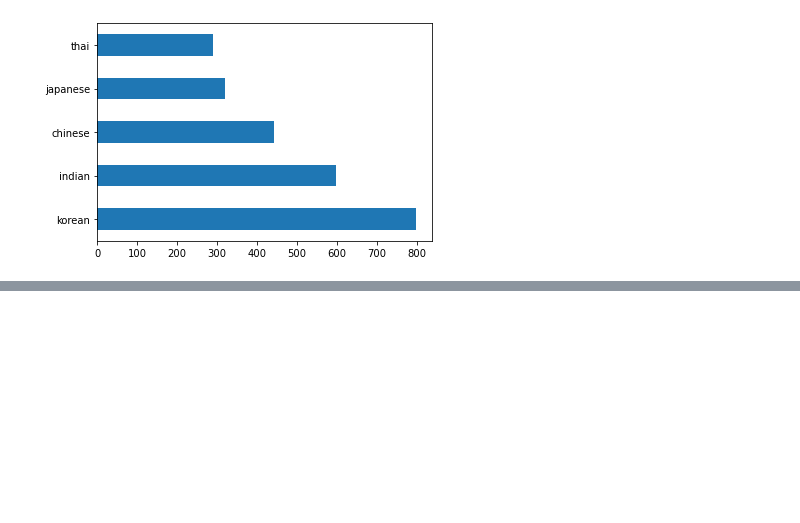
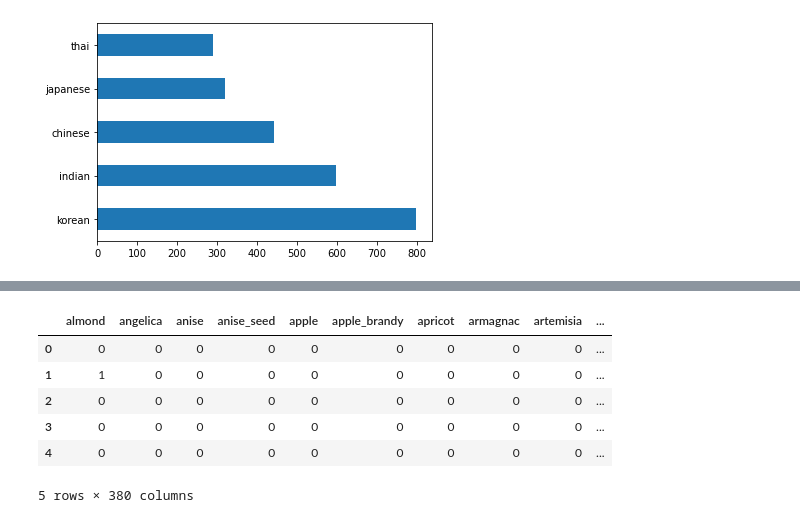
Before and after one commit to Francis-KI/ML-For-Beginners-Francis, a Jupyter notebook: 4-Classification/1-Introduction/notebook.ipynb, the cells around one changed output, grey strips where cells are left out. Drawn from its saved outputs; the diff is of its cells as text; code cells hidden in the pictures; blank space fills up the shorter version.

```diff
--- a/4-Classification/1-Introduction/notebook.ipynb
+++ b/4-Classification/1-Introduction/notebook.ipynb
@@ -38,0 +68,12 @@ korean df: (799, 385)
+# %%
+feature_df= df.drop(['cuisine','Unnamed: 0','rice','garlic','ginger'], axis=1)
+labels_df = df.cuisine #.unique()
+feature_df.head()
+# %% [output]
+|  | almond | angelica | anise | anise_seed | apple | apple_brandy | apricot | armagnac | artemisia | ... |
+| 0 | 0 | 0 | 0 | 0 | 0 | 0 | 0 | 0 | 0 | ... |
+| 1 | 1 | 0 | 0 | 0 | 0 | 0 | 0 | 0 | 0 | ... |
+| 2 | 0 | 0 | 0 | 0 | 0 | 0 | 0 | 0 | 0 | ... |
+| 3 | 0 | 0 | 0 | 0 | 0 | 0 | 0 | 0 | 0 | ... |
+| 4 | 0 | 0 | 0 | 0 | 0 | 0 | 0 | 0 | 0 | ... |
+5 rows × 380 columns
```
Also changed, not shown: parts of 4 cells of this notebook, 2 other files.
